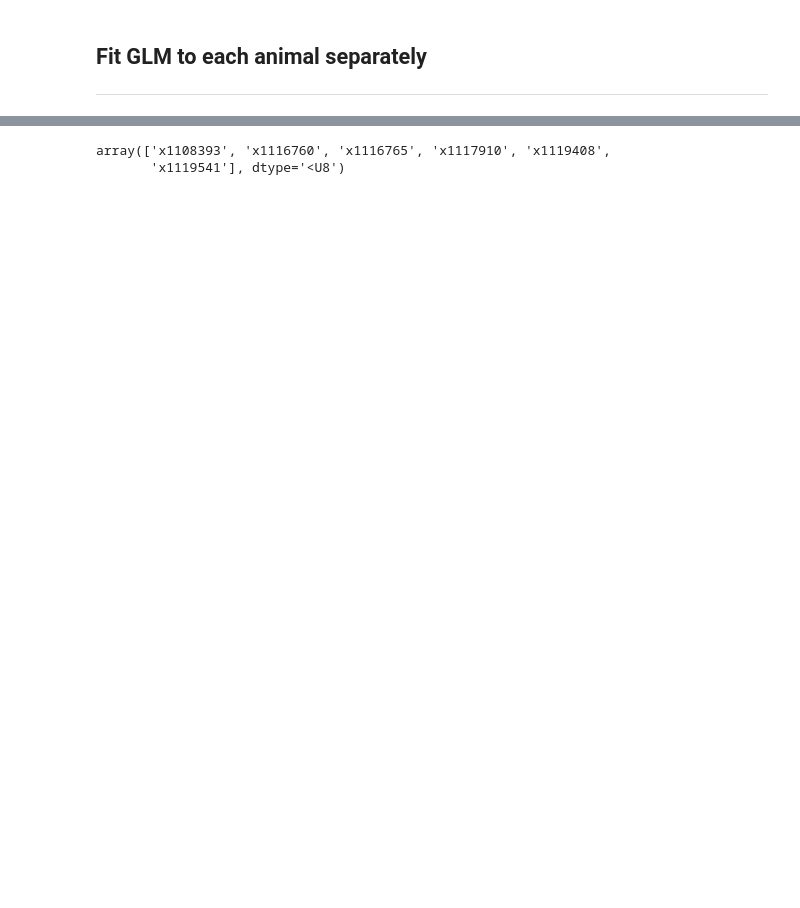
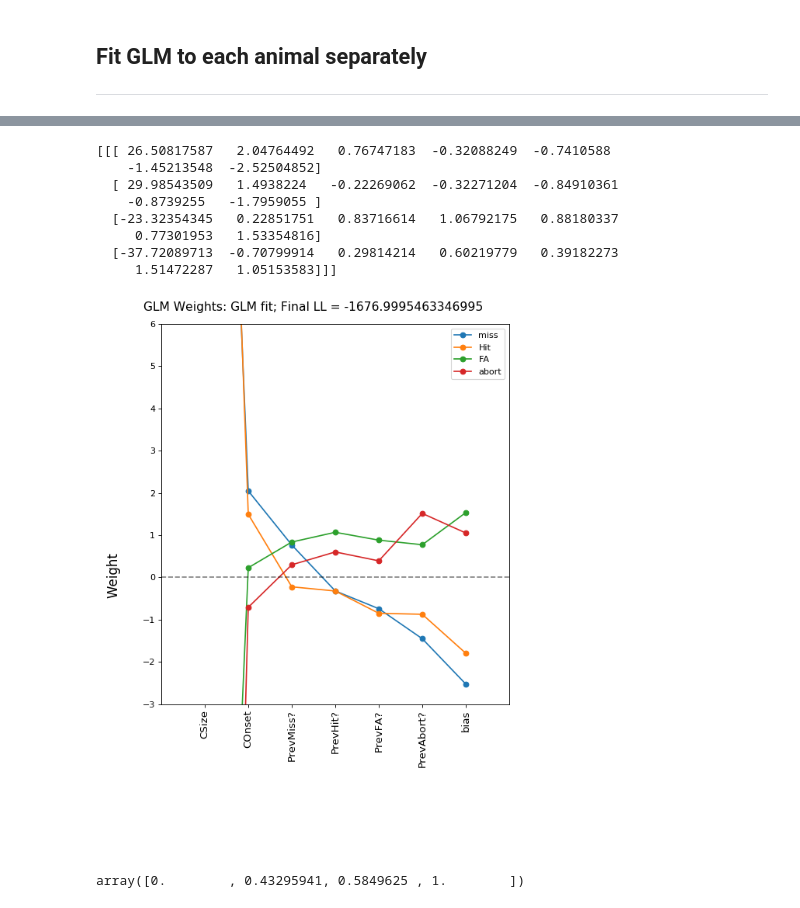
Before and after one commit to sumiya-kuroda/glm-hmm, a Jupyter notebook: 2_fit_models/dmdm/1_fit_glm/fit_glm_dmdm.ipynb, the cells around one changed output, grey strips where cells are left out. Drawn from its saved outputs; the diff is of its cells as text; code cells hidden in the pictures; blank space fills up the shorter version.

```diff
--- a/2_fit_models/dmdm/1_fit_glm/fit_glm_dmdm.ipynb
+++ b/2_fit_models/dmdm/1_fit_glm/fit_glm_dmdm.ipynb
@@ -236,11 +246,18 @@ Wall time: 1min 56s
 # %%
 # Plot some results
 from IPython.display import Image
 example_npz_loc = str(results_2_dir / 'x1119408' / "GLM" / "fold_4" / 'variables_of_interest_iter_9.npz')
 example_npz = np.load(example_npz_loc)
-example_img_loc = str(results_2_dir / "GLM" / "fold_4" / 'glm_weights_init9.png')
+example_img_loc = str(results_2_dir / 'x1119408' / "GLM" / "fold_4" / 'glm_weights_init9.png')
 print(example_npz['arr_1'])
 Image(filename=example_img_loc)
 # %% [output]
-array(['x1108393', 'x1116760', 'x1116765', 'x1117910', 'x1119408',
-       'x1119541'], dtype='<U8')
+[[[ 26.50817587   2.04764492   0.76747183  -0.32088249  -0.7410588
+    -1.45213548  -2.52504852]
+  [ 29.98543509   1.4938224   -0.22269062  -0.32271204  -0.84910361
+    -0.8739255   -1.7959055 ]
+  [-23.32354345   0.22851751   0.83716614   1.06792175   0.88180337
+     0.77301953   1.53354816]
+  [-37.72089713  -0.70799914   0.29814214   0.60219779   0.39182273
+     1.51472287   1.05153583]]]
+[figure, added]
@@ -248,0 +266,4 @@ array(['x1108393', 'x1116760', 'x1116765', 'x1117910', 'x1119408',
+# %%
+np.unique(stim)
+# %% [output]
+array([0.        , 0.43295941, 0.5849625 , 1.        ])
```
Also changed, not shown: parts of 15 cells of this notebook, 6 other files.
